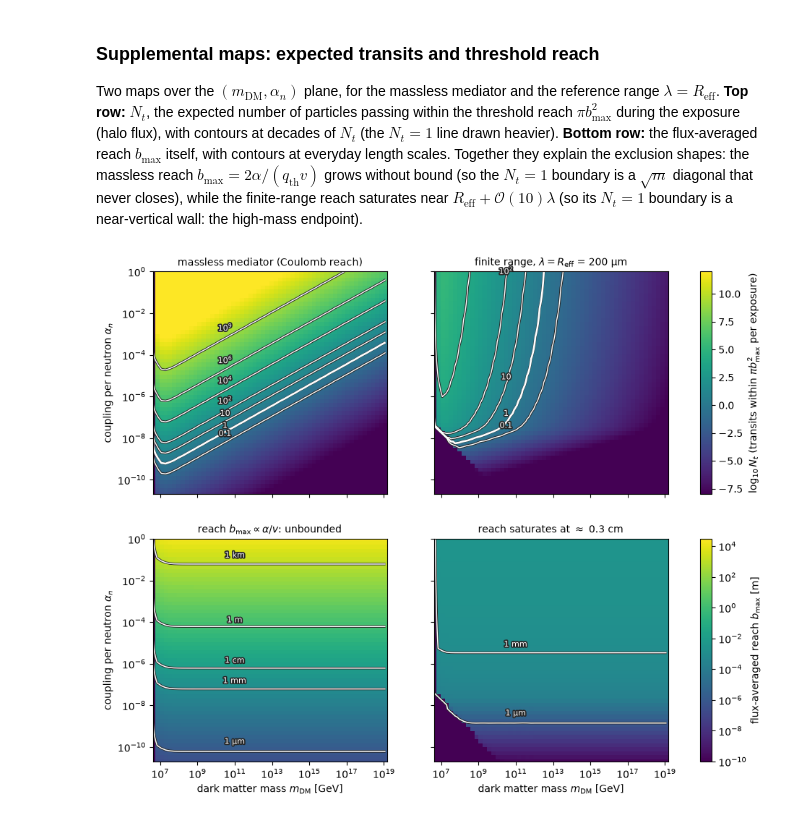
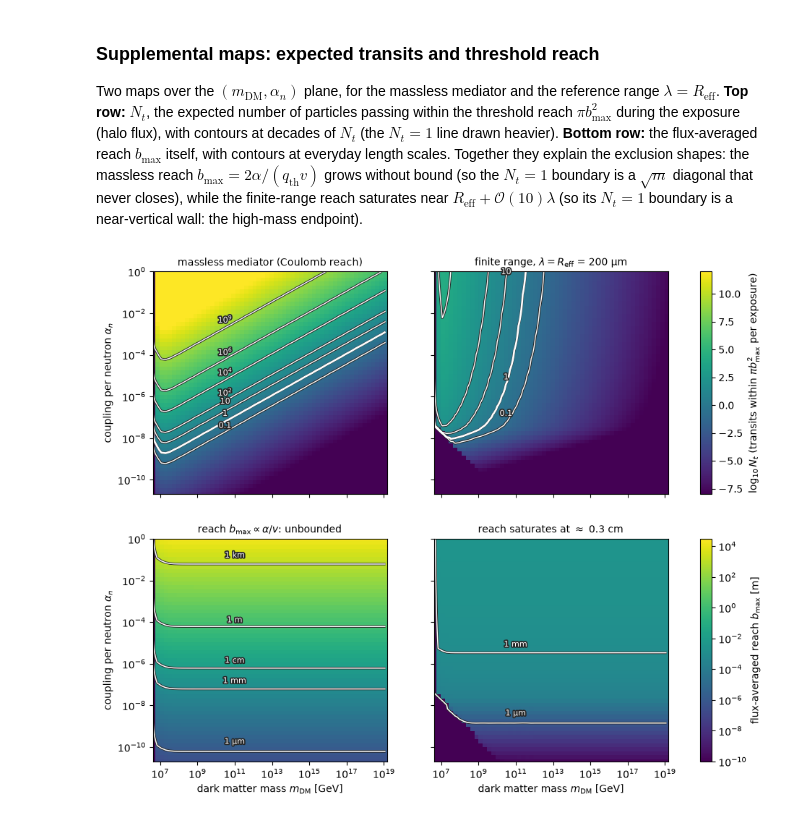
Before and after one commit to tunnell/optimum_interval, a Jupyter notebook: examples/uhdm_finite_range.ipynb, the cells around one changed output. Cells and saved outputs as stored; diff of their text form; code cells hidden in the pictures.

Commit message:
DM fraction f_X = 0.1 in the rate (both UHDM examples); align rho to 0.3 GeV/cm^3; 74 mass samples

```diff
--- a/examples/uhdm_finite_range.ipynb
+++ b/examples/uhdm_finite_range.ipynb
@@ -53,7 +56,9 @@ RNG_SEED = 20260702
 C_M_S = 299792458.0
 V0 = 220e3 / C_M_S              # halo velocity dispersion parameter
 VESC = 544e3 / C_M_S            # galactic escape velocity
-RHO_DM = 2.3e-42                # 0.3 GeV/cm^3 in GeV^4
+RHO_DM = 2.3e-42                # 0.3 GeV/cm^3 in GeV^4 (total local DM)
+F_X = 0.1                       # fraction of local DM in this species
+                                # (evades self-interaction constraints)
 GEV_PER_S = 1.519e24            # 1 GeV of rate = 1.519e24 s^-1
 
 M_MAG_KG = 0.42e-6              # levitated magnet mass
@@ -236,9 +241,9 @@ $d\sigma/dq = 2\pi\alpha^2/(v^2 q^3)$), with the endpoint at the halo
 kinematic limit $q = m_\text{DM} v_\text{esc}$.
 # %%
 def drdq(qs, alpha_n, m_dm, xs):
-    '''dR/dq in s^-1 GeV^-1 on the array qs.'''
+    '''dR/dq in s^-1 GeV^-1 on the array qs (carries the DM fraction f_X).'''
     alpha = alpha_n * N_NEUTRONS
-    n_dm = RHO_DM / m_dm
+    n_dm = F_X * RHO_DM / m_dm
     out = np.zeros_like(qs)
     for i, q in enumerate(qs):
         v_min = q / m_dm
@@ -342,7 +347,7 @@ record two counting benchmarks from the same $\mu(\alpha_n)$ curves: Poisson
 with the in-window candidates, and the zero-event ideal
 $\langle N\rangle \simeq 3$.
 # %%
-masses = np.geomspace(6e6, M_PLANCK, 37)
+masses = np.geomspace(6e6, M_PLANCK, 74)
 alpha_scan = np.geomspace(1e-9, 1.0, 41)
 
 scan = {}
@@ -554,7 +556,7 @@ def transit_map_point(m, alpha_n, xs):
     b = b_max_of(Q_TH, alpha, vs, xs)
     flux_w = f_halo(vs) * (vs * C_M_S)
     area = np.pi * b**2
-    n_m3 = 0.3 / m * 1e6   # rho = 0.3 GeV/cm^3 -> 1/m^3
+    n_m3 = F_X * 0.3 / m * 1e6   # f_X x (0.3 GeV/cm^3) -> 1/m^3
     nt = T_OBS_S * n_m3 * np.trapezoid(flux_w * area, vs)
     a_eff = np.trapezoid(flux_w * area, vs) / np.trapezoid(flux_w, vs)
     return nt, np.sqrt(a_eff / np.pi)
@@ -612,34 +614,34 @@ for j, (NT_MAP, B_MAP) in enumerate([(NT_ML, B_ML), (NT_FR, B_FR)]):
                     linewidths=[1.9 if lev == 1.0 else 1.0
                                 for lev in NT_LEVELS])
     outline(getattr(cs, "collections", [cs]))
     label_levels(ax, NT_MAP, NT_LEVELS, NT_NAMES)
     ax.set_title(titles[j], fontsize=10)
 
     ax = axes[1, j]
     mesh_b = ax.pcolormesh(ms_map, al_map, np.clip(B_MAP, 1e-10, None),
                            cmap="viridis", norm=norm_b, shading="auto")
     cs = ax.contour(ms_map, al_map, B_MAP, levels=B_LEVELS, colors="w",
                     linewidths=1.1)
     outline(getattr(cs, "collections", [cs]))
     label_levels(ax, B_MAP, B_LEVELS, B_NAMES, m_ref=1e11)
     note = (r"reach $b_{\rm max} \propto \alpha/v$: unbounded" if j == 0 else
             rf"reach saturates at $\approx$ {B_MAP.max() * 100:.1f} cm")
     ax.set_title(note, fontsize=10)
     ax.set_xscale("log")
     ax.set_yscale("log")
     ax.set_xlabel(r"dark matter mass $m_{\rm DM}$ [GeV]")
 
 for ax in axes[:, 0]:
     ax.set_ylabel(r"coupling per neutron $\alpha_n$")
 axes[0, 0].set_ylim(al_map[0], 1.0)
 fig.colorbar(mesh_nt, ax=axes[0, :], label=r"$\log_{10} N_t$ (transits within "
                                            r"$\pi b_{\rm max}^2$ per exposure)")
 fig.colorbar(mesh_b, ax=axes[1, :],
              label=r"flux-averaged reach $b_{\rm max}$ [m]")
 fig.savefig("../figures/uhdm_transit_reach_maps.png", dpi=140,
             bbox_inches="tight")
 # %% [output]
-[figure, old version]
+[figure, new version]
 # %% [markdown]
 ## Takeaways
 
```
Also changed, not shown: parts of 8 cells of this notebook, 4 other files.
